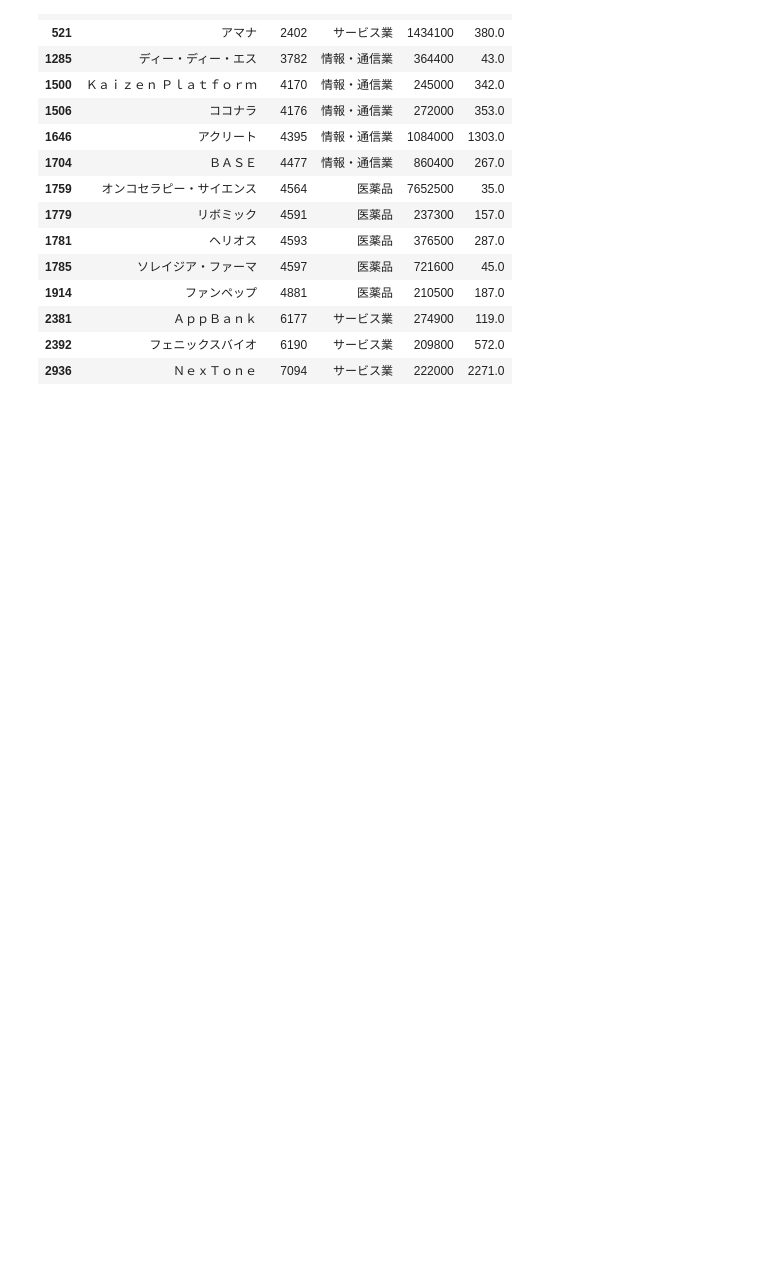
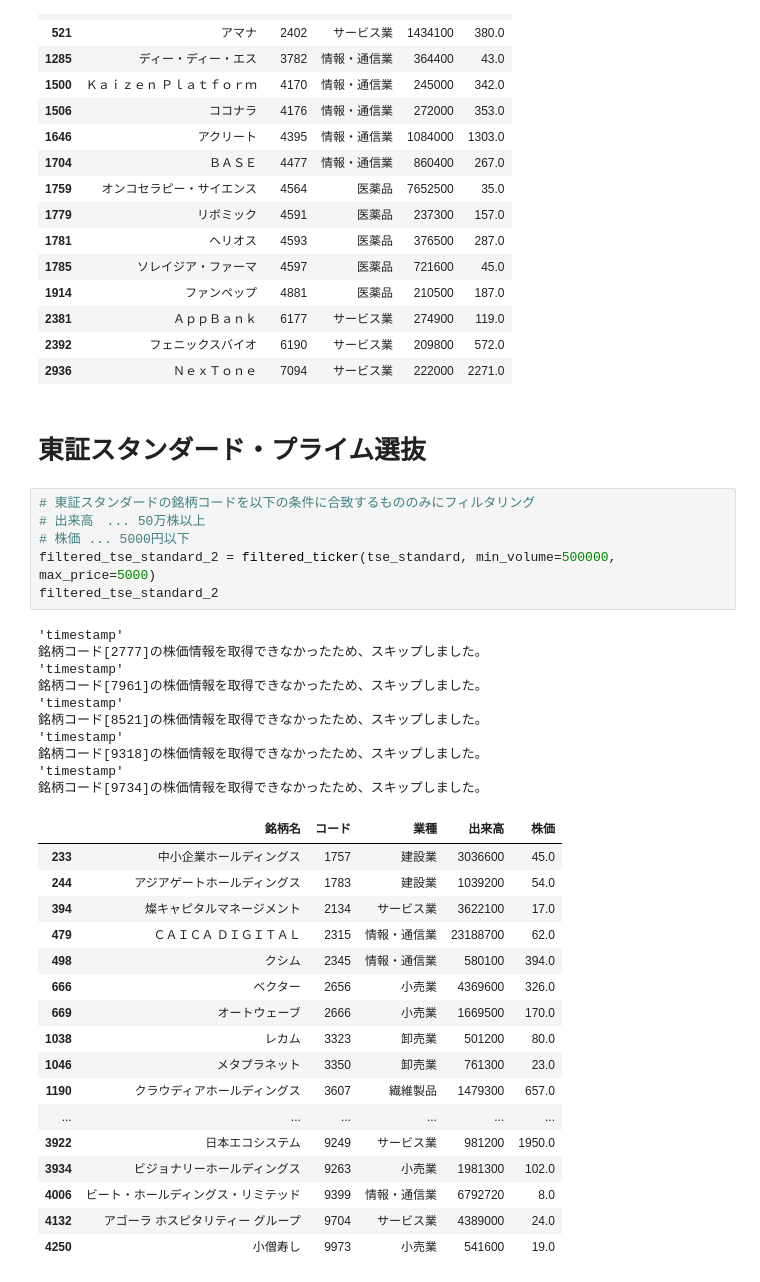
Before and after one commit to hirokimituya/stock-price-analysis, a Jupyter notebook: technical_analysis/銘柄選定関数.ipynb, the cells around one changed output. Saved outputs shown, nothing was run; the diff lists cells and outputs as text; blank space fills up the shorter version.

```diff
--- a/technical_analysis/銘柄選定関数.ipynb
+++ b/technical_analysis/銘柄選定関数.ipynb
@@ -812,3 +830,39 @@ filtered_reverse_perfect_order_week_day_tse_grows
 | 2381 | ＡｐｐＢａｎｋ | 6177 | サービス業 | 274900 | 119.0 |
 | 2392 | フェニックスバイオ | 6190 | サービス業 | 209800 | 572.0 |
 | 2936 | ＮｅｘＴｏｎｅ | 7094 | サービス業 | 222000 | 2271.0 |
+# %% [markdown]
+# 東証スタンダード・プライム選抜
+# %%
+# 東証スタンダードの銘柄コードを以下の条件に合致するもののみにフィルタリング
+# 出来高　... 50万株以上
+# 株価 ... 5000円以下
+filtered_tse_standard_2 = filtered_ticker(tse_standard, min_volume=500000, max_price=5000)
+filtered_tse_standard_2
+# %% [output]
+'timestamp'
+銘柄コード[2777]の株価情報を取得できなかったため、スキップしました。
+'timestamp'
+銘柄コード[7961]の株価情報を取得できなかったため、スキップしました。
+'timestamp'
+銘柄コード[8521]の株価情報を取得できなかったため、スキップしました。
+'timestamp'
+銘柄コード[9318]の株価情報を取得できなかったため、スキップしました。
+'timestamp'
+銘柄コード[9734]の株価情報を取得できなかったため、スキップしました。
+|  | 銘柄名 | コード | 業種 | 出来高 | 株価 |
+| 233 | 中小企業ホールディングス | 1757 | 建設業 | 3036600 | 45.0 |
+| 244 | アジアゲートホールディングス | 1783 | 建設業 | 1039200 | 54.0 |
+| 394 | 燦キャピタルマネージメント | 2134 | サービス業 | 3622100 | 17.0 |
+| 479 | ＣＡＩＣＡ ＤＩＧＩＴＡＬ | 2315 | 情報・通信業 | 23188700 | 62.0 |
+| 498 | クシム | 2345 | 情報・通信業 | 580100 | 394.0 |
+| 666 | ベクター | 2656 | 小売業 | 4369600 | 326.0 |
+| 669 | オートウェーブ | 2666 | 小売業 | 1669500 | 170.0 |
+| 1038 | レカム | 3323 | 卸売業 | 501200 | 80.0 |
+| 1046 | メタプラネット | 3350 | 卸売業 | 761300 | 23.0 |
+| 1190 | クラウディアホールディングス | 3607 | 繊維製品 | 1479300 | 657.0 |
+| ... | ... | ... | ... | ... | ... |
+| 3922 | 日本エコシステム | 9249 | サービス業 | 981200 | 1950.0 |
+| 3934 | ビジョナリーホールディングス | 9263 | 小売業 | 1981300 | 102.0 |
+| 4006 | ビート・ホールディングス・リミテッド | 9399 | 情報・通信業 | 6792720 | 8.0 |
+| 4132 | アゴーラ ホスピタリティー グループ | 9704 | サービス業 | 4389000 | 24.0 |
+| 4250 | 小僧寿し | 9973 | 小売業 | 541600 | 19.0 |
```
Also changed, not shown: parts of 4 cells of this notebook.
